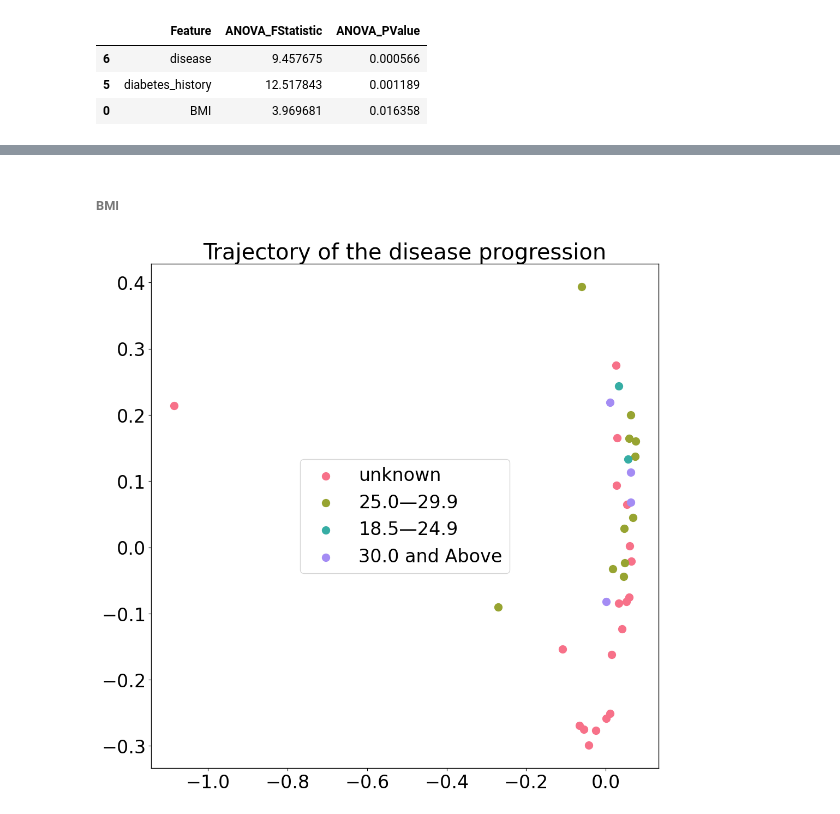
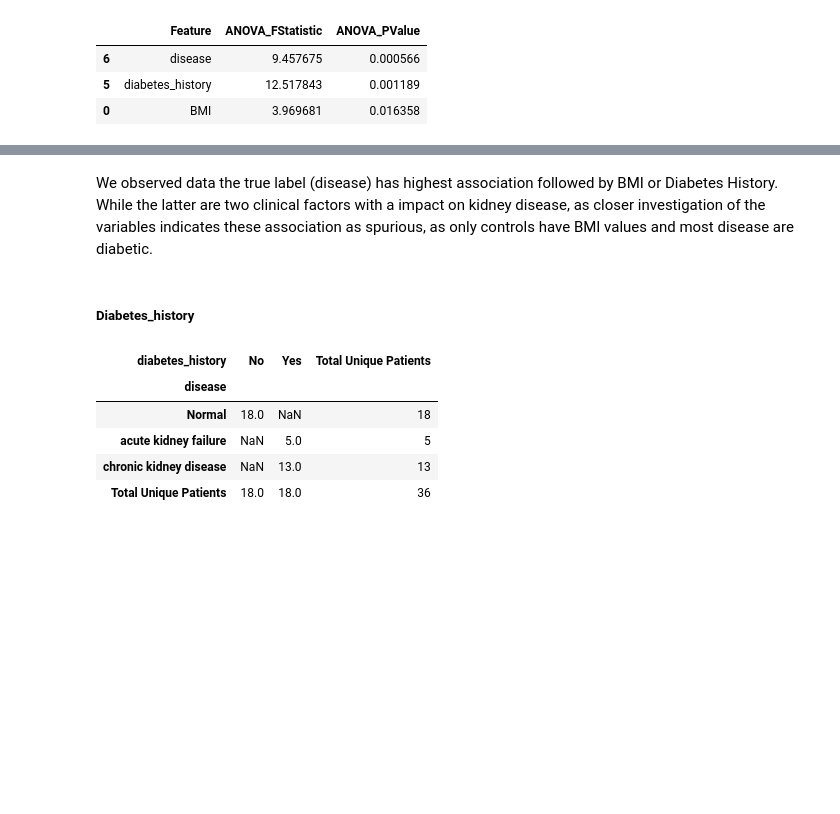
Before and after one commit to CostaLab/PILOT, a Jupyter notebook: Tutorial/Kidney_trajectory.ipynb, the cells around one changed output, grey strips where cells are left out. Saved outputs shown, nothing was run; the diff lists cells and outputs as text; code cells hidden in the pictures; blank space fills up the shorter version.

```diff
--- a/Tutorial/Kidney_trajectory.ipynb
+++ b/Tutorial/Kidney_trajectory.ipynb
@@ -155,2 +130,0 @@ pl.pl.trajectory(adata_filtered, colors = colors)
-# %% [markdown]
-###### BMI
@@ -167,4 +131,14 @@ pl.tl.wasserstein_distance(
-# %%
-pl.pl.trajectory(adata_filtered, colors = colors)
-# %% [output]
-[figure, removed]
+# %% [markdown]
+We observed data the true label (disease) has highest association followed by BMI or Diabetes History. While the latter are two clinical factors with a impact on kidney disease, as closer investigation of the variables indicates these association as spurious, as only controls have BMI values and most disease are diabetic.
+# %% [markdown]
+##### Diabetes_history
+# %%
+contingency_table = pd.crosstab(adata_filtered.obs['disease'], adata_filtered.obs['diabetes_history'],values=adata_filtered.obs['donor_id'], aggfunc=pd.Series.nunique, margins=True, margins_name='Total Unique Patients')
+contingency_table
+# %% [output]
+| diabetes_history | No | Yes | Total Unique Patients |
+| disease |  |  |  |
+| Normal | 18.0 | NaN | 18 |
+| acute kidney failure | NaN | 5.0 | 5 |
+| chronic kidney disease | NaN | 13.0 | 13 |
+| Total Unique Patients | 18.0 | 18.0 | 36 |
```
Also changed, not shown: parts of 26 cells of this notebook, 22 other files.
